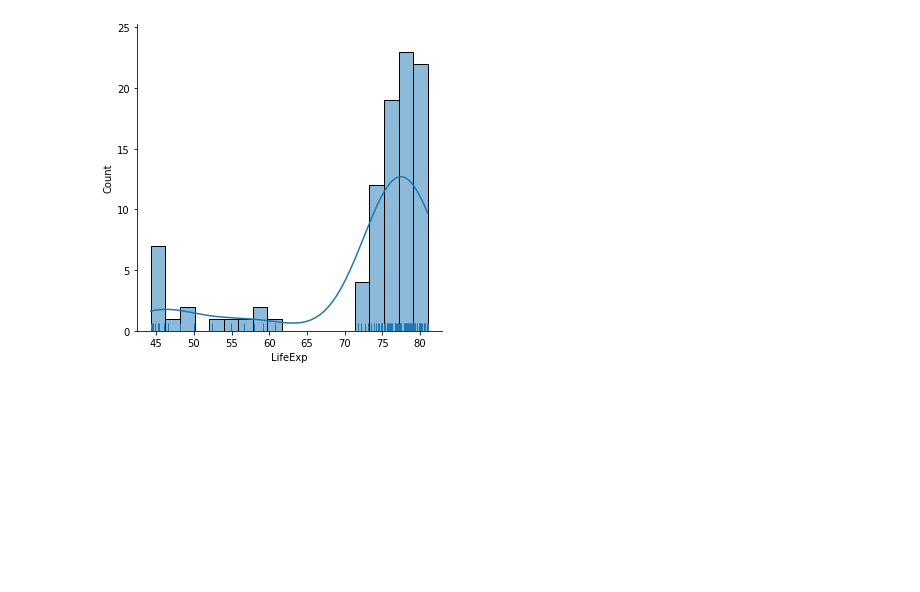
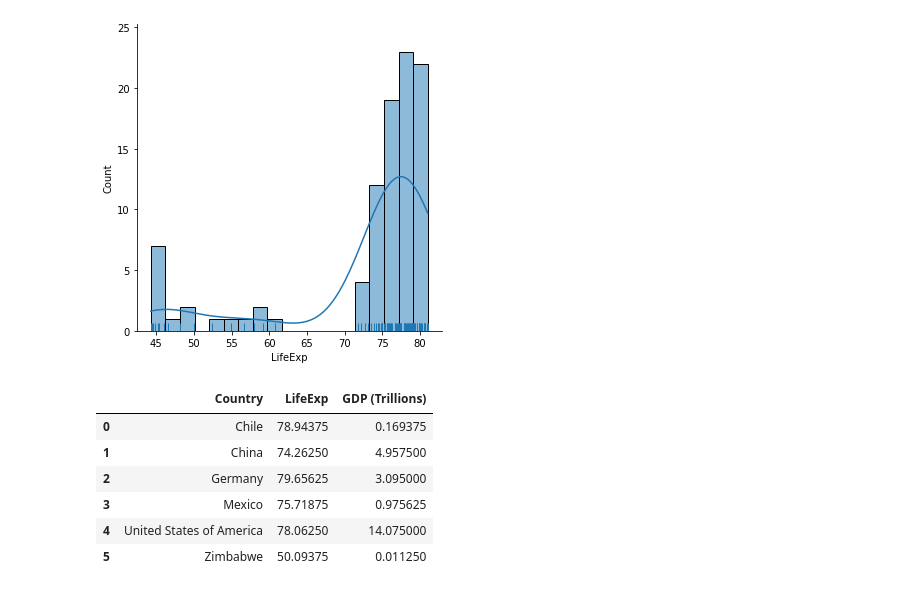
Before and after one commit to joeelorm/Projects, a Jupyter notebook: Data Visualization/life_expectancy_gdp.ipynb, the cells around one changed output. Cells and saved outputs as stored; diff of their text form; code cells hidden in the pictures; blank space fills up the shorter version.

```diff
--- a/Data Visualization/life_expectancy_gdp.ipynb
+++ b/Data Visualization/life_expectancy_gdp.ipynb
@@ -114,3 +114,13 @@ sns.displot(x = gdp_data['LifeExp'], rug = True, kde = True)
 plt.show()
 # %% [output]
 [figure]
+# %%
+gdp_data.drop('Year', axis = 1).groupby('Country').mean().reset_index()
+# %% [output]
+|  | Country | LifeExp | GDP (Trillions) |
+| 0 | Chile | 78.94375 | 0.169375 |
+| 1 | China | 74.26250 | 4.957500 |
+| 2 | Germany | 79.65625 | 3.095000 |
+| 3 | Mexico | 75.71875 | 0.975625 |
+| 4 | United States of America | 78.06250 | 14.075000 |
+| 5 | Zimbabwe | 50.09375 | 0.011250 |
```
Also changed, not shown: parts of 1 cell of this notebook.
